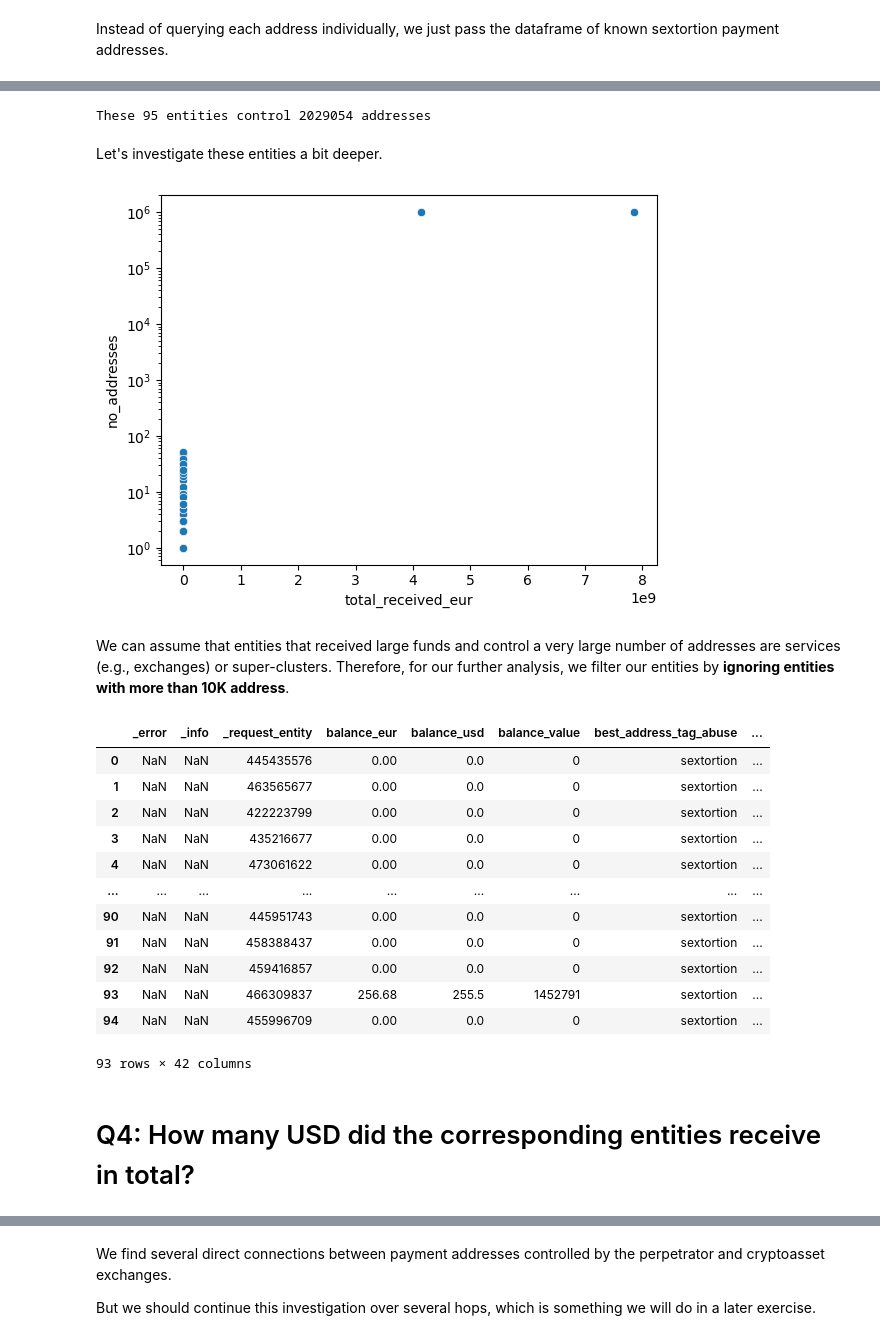
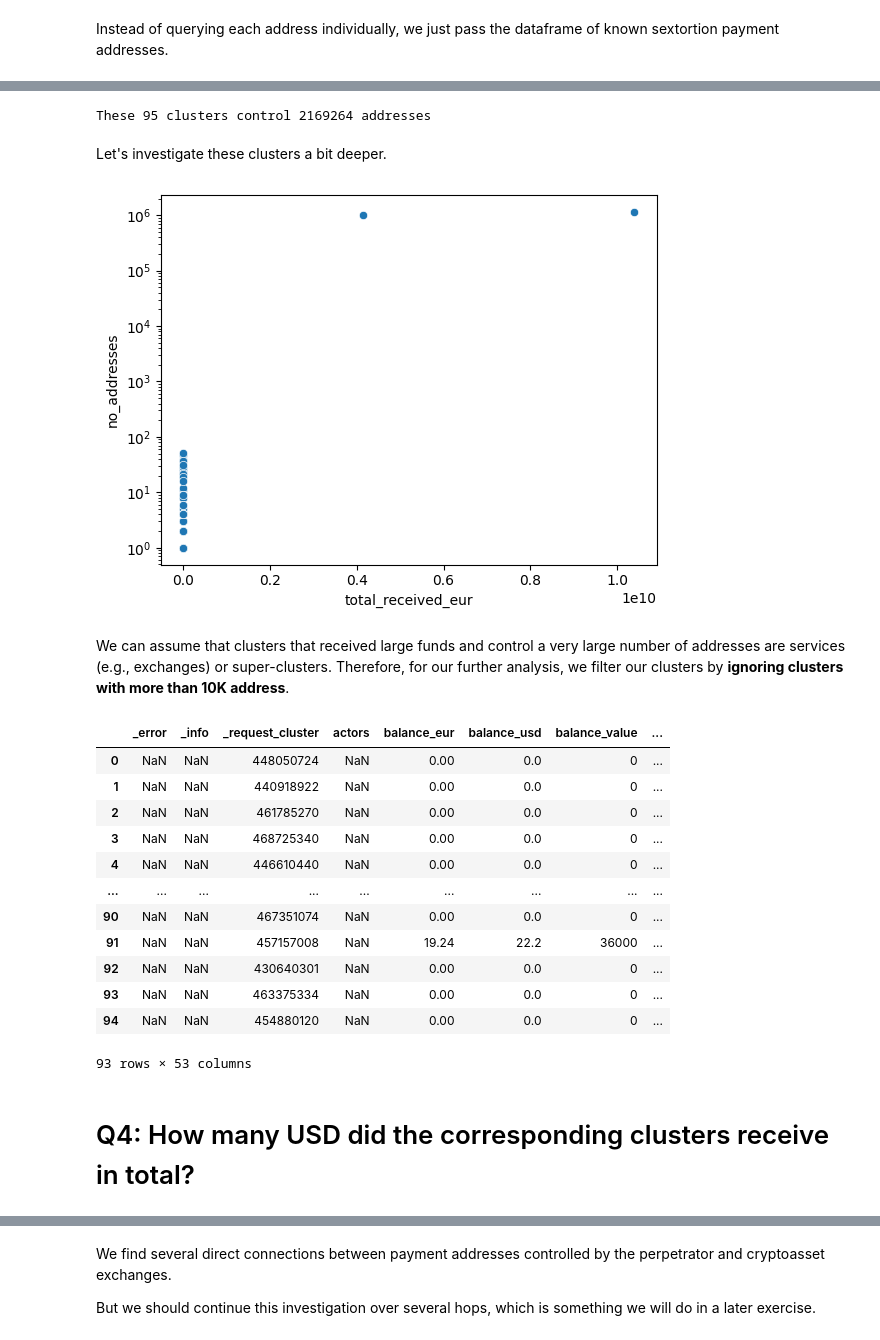
Before and after one commit to iknaio/iknaio-api-tutorial, a Jupyter notebook: 02_Sextortion_Study.ipynb, the cells around one changed output, grey strips where cells are left out. Cells and saved outputs as stored; diff of their text form; code cells hidden in the pictures.

```diff
--- a/02_Sextortion_Study.ipynb
+++ b/02_Sextortion_Study.ipynb
@@ -140,11 +140,11 @@ We now fetch summary statistics for each entity.
 with graphsense.ApiClient(configuration) as api_client:
     api_instance = bulk_api.BulkApi(api_client)
 
-    operation = "get_entity"
-    body = {'entity': respAddrDF['entity'].drop_duplicates().to_list()}
+    operation = "get_cluster"
+    body = {'cluster': respAddrDF['cluster'].drop_duplicates().to_list()}
 
     try:
-        respEntityDF = pd.read_csv(
+        respClusterDF = pd.read_csv(
             api_instance.bulk_csv(CURRENCY, operation, body=body,
                                   num_pages=1, _preload_content=False))
     except graphsense.ApiException as e:
@@ -168,37 +154,37 @@ respEntityDF
 # %%
-print(f"These {len(respEntityDF)} entities control {sum(respEntityDF['no_addresses'])} addresses")
+print(f"These {len(respClusterDF)} clusters control {sum(respClusterDF['no_addresses'])} addresses")
 # %% [output]
-These 95 entities control 2029054 addresses
+These 95 clusters control 2169264 addresses
 # %% [markdown]
-Let's investigate these entities a bit deeper.
+Let's investigate these clusters a bit deeper.
 # %%
 import seaborn as sns
 import matplotlib.pyplot as plt
 
-p = sns.scatterplot(data=respEntityDF, x="total_received_eur", y="no_addresses")
+p = sns.scatterplot(data=respClusterDF, x="total_received_eur", y="no_addresses")
 p.set(yscale="log")
 plt.show(p)
 # %% [output]
-[figure, old version]
+[figure, new version]
 # %% [markdown]
-We can assume that entities that received large funds and control a very large number of addresses are services (e.g., exchanges) or super-clusters. Therefore, for our further analysis, we filter our entities by **ignoring entities with more than 10K address**.
+We can assume that clusters that received large funds and control a very large number of addresses are services (e.g., exchanges) or super-clusters. Therefore, for our further analysis, we filter our clusters by **ignoring clusters with more than 10K address**.
 # %%
-respEntityDFfiltered = respEntityDF[respEntityDF['no_addresses'] < 10e3]
-respEntityDFfiltered
+respClusterDFfiltered = respClusterDF[respClusterDF['no_addresses'] < 10e3]
+respClusterDFfiltered
 # %% [output]
-|  | _error | _info | _request_entity | balance_eur | balance_usd | balance_value | best_address_tag_abuse | ... |
-| 0 | NaN | NaN | 445435576 | 0.00 | 0.0 | 0 | sextortion | ... |
-| 1 | NaN | NaN | 463565677 | 0.00 | 0.0 | 0 | sextortion | ... |
-| 2 | NaN | NaN | 422223799 | 0.00 | 0.0 | 0 | sextortion | ... |
-| 3 | NaN | NaN | 435216677 | 0.00 | 0.0 | 0 | sextortion | ... |
-| 4 | NaN | NaN | 473061622 | 0.00 | 0.0 | 0 | sextortion | ... |
+|  | _error | _info | _request_cluster | actors | balance_eur | balance_usd | balance_value | ... |
+| 0 | NaN | NaN | 448050724 | NaN | 0.00 | 0.0 | 0 | ... |
+| 1 | NaN | NaN | 440918922 | NaN | 0.00 | 0.0 | 0 | ... |
+| 2 | NaN | NaN | 461785270 | NaN | 0.00 | 0.0 | 0 | ... |
+| 3 | NaN | NaN | 468725340 | NaN | 0.00 | 0.0 | 0 | ... |
+| 4 | NaN | NaN | 446610440 | NaN | 0.00 | 0.0 | 0 | ... |
 | ... | ... | ... | ... | ... | ... | ... | ... | ... |
-| 90 | NaN | NaN | 445951743 | 0.00 | 0.0 | 0 | sextortion | ... |
-| 91 | NaN | NaN | 458388437 | 0.00 | 0.0 | 0 | sextortion | ... |
-| 92 | NaN | NaN | 459416857 | 0.00 | 0.0 | 0 | sextortion | ... |
-| 93 | NaN | NaN | 466309837 | 256.68 | 255.5 | 1452791 | sextortion | ... |
-| 94 | NaN | NaN | 455996709 | 0.00 | 0.0 | 0 | sextortion | ... |
+| 90 | NaN | NaN | 467351074 | NaN | 0.00 | 0.0 | 0 | ... |
+| 91 | NaN | NaN | 457157008 | NaN | 19.24 | 22.2 | 36000 | ... |
+| 92 | NaN | NaN | 430640301 | NaN | 0.00 | 0.0 | 0 | ... |
+| 93 | NaN | NaN | 463375334 | NaN | 0.00 | 0.0 | 0 | ... |
+| 94 | NaN | NaN | 454880120 | NaN | 0.00 | 0.0 | 0 | ... |
-93 rows × 42 columns
+93 rows × 53 columns
 # %% [markdown]
-# Q4: How many USD did the corresponding entities receive in total?
+# Q4: How many USD did the corresponding clusters receive in total?
 # %%
```
Also changed, not shown: parts of 24 cells of this notebook, 12 other files.
